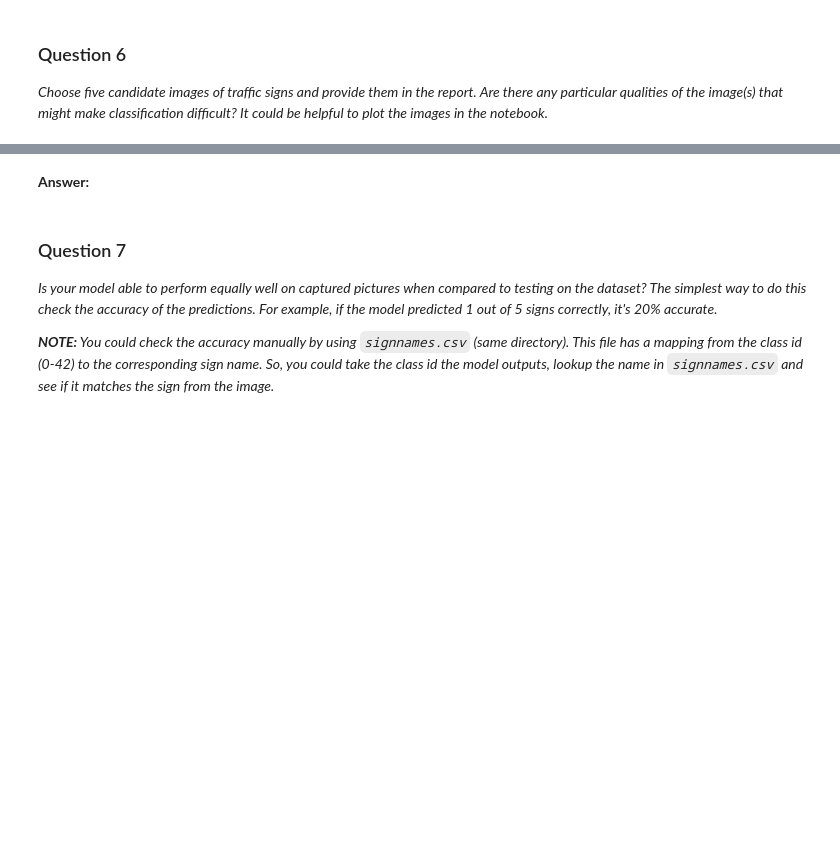
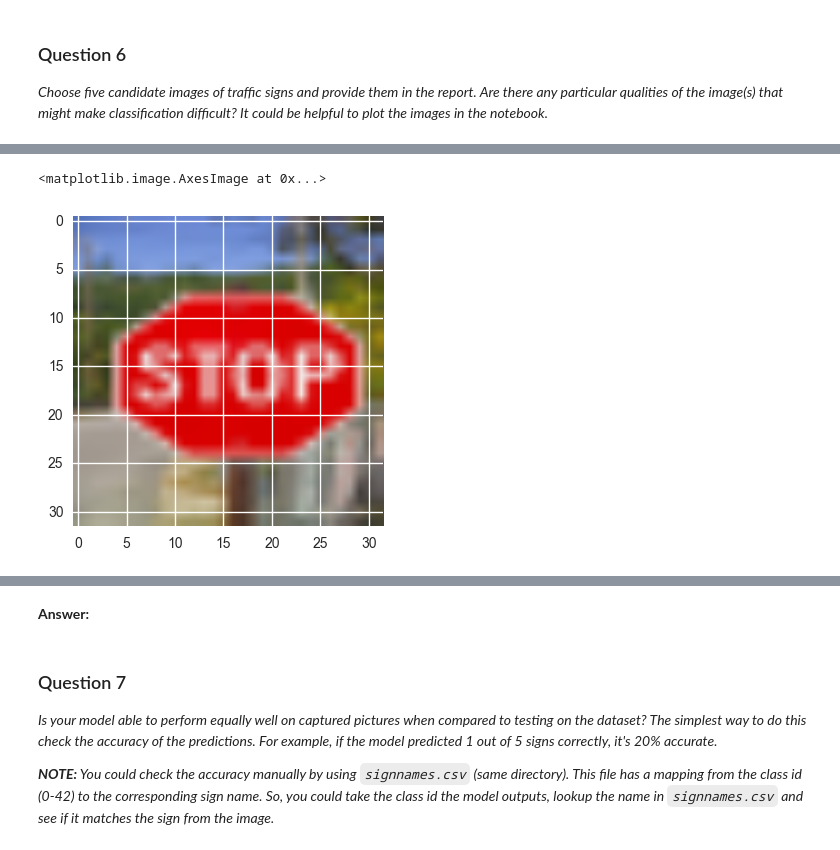
Before and after one commit to tfolkman/self-driving-car-nd, a Jupyter notebook: CarND-Traffic-Sign-Classifier-Project/Traffic_Sign_Classifier.ipynb, the cells around one changed output, grey strips where cells are left out. Drawn from its saved outputs; the diff is of its cells as text; code cells hidden in the pictures; blank space fills up the shorter version.

```diff
--- a/CarND-Traffic-Sign-Classifier-Project/Traffic_Sign_Classifier.ipynb
+++ b/CarND-Traffic-Sign-Classifier-Project/Traffic_Sign_Classifier.ipynb
@@ -422,0 +431,5 @@ _Choose five candidate images of traffic signs and provide them in the report. A
+# %%
+plt.imshow(sign_2)
+# %% [output]
+<matplotlib.image.AxesImage at 0x...>
+[figure, added]
```
Also changed, not shown: parts of 15 cells of this notebook, 6 other files.
